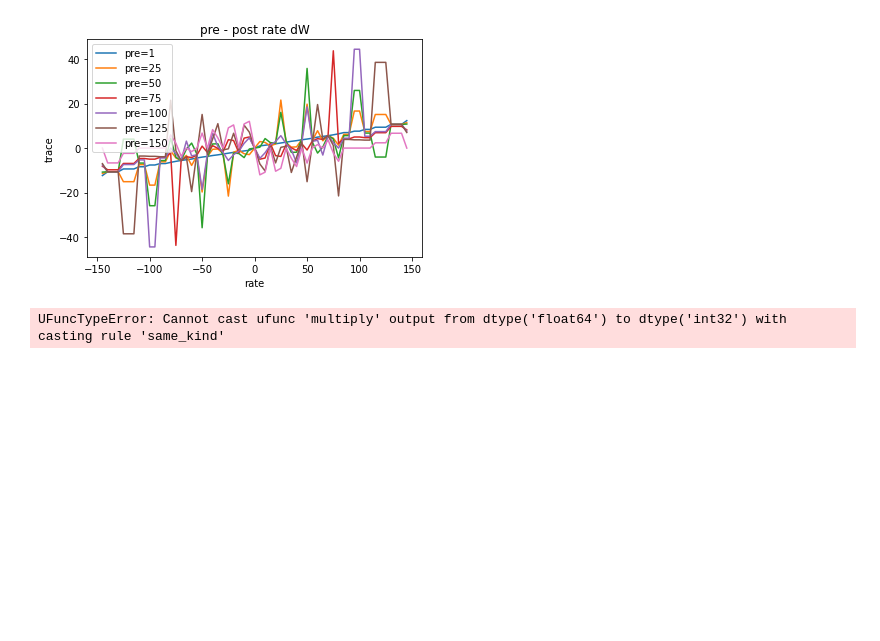
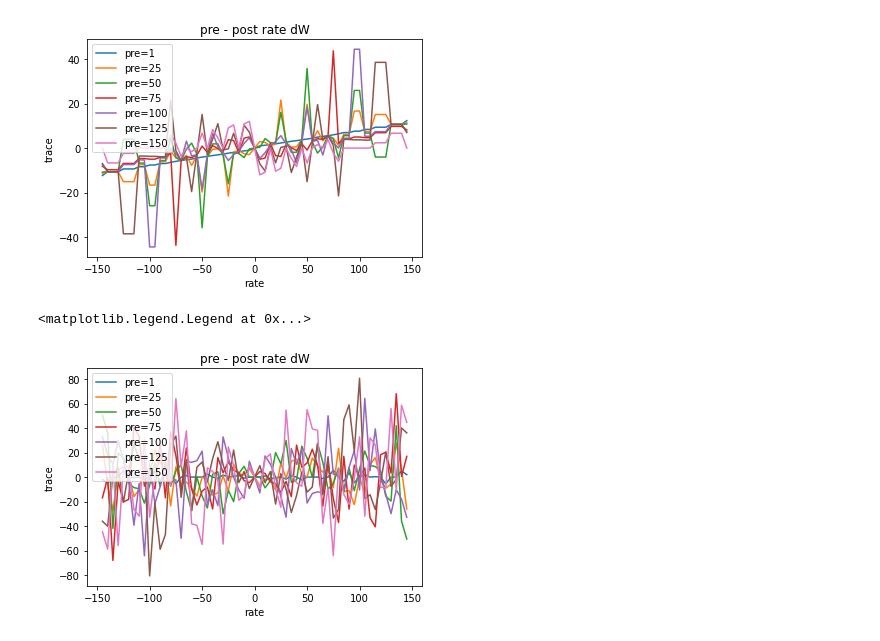
Before and after one commit to SpikeyCNS/spikey, a Jupyter notebook: examples/sanity/stdp_viz.ipynb, the cells around one changed output. Cells and saved outputs as stored; diff of their text form; code cells hidden in the pictures; blank space fills up the shorter version.

```diff
--- a/examples/sanity/stdp_viz.ipynb
+++ b/examples/sanity/stdp_viz.ipynb
@@ -242,37 +242,38 @@ INHIBITORIES = np.array([1, 1])
 
 RATES = [1, 25, 50, 75, 100, 125, 150]  # hz, number of fires / interval -- evenly spaced
 
 for rate2 in RATES:
     X, Y = [], []
     X_minus, Y_minus = [], []
 
     for rate1 in np.arange(5, 150, 5):
-        w.matrix[:, :] = 0
+        w.matrix[:, :] = 0.
         synapses.reset()
         synapses.reward(1)
 
-        a = np.int_(np.random.uniform(0, 1, size=LENGTH) <= rate1 / LENGTH)
-        b = np.int_(np.random.uniform(0, 1, size=LENGTH) <= rate2 / LENGTH)
+        a = np.float_(np.random.uniform(0, 1, size=LENGTH) <= rate1 / LENGTH)
+        b = np.float_(np.random.uniform(0, 1, size=LENGTH) <= rate2 / LENGTH)
 
         full_spike_log = np.array([a, b]).T
 
         for i in range(1, LENGTH):
             synapses._apply_stdp(full_spike_log[:i], INHIBITORIES)
 
         X_minus.append(-rate1)
         Y_minus.append(w.matrix[0, 1])
         X.append(rate1)
         Y.append(w.matrix[1, 0])
 
     plt.plot(X_minus[::-1] + X, Y_minus[::-1] + Y, label=f"pre={rate2}")
     # plt.plot(np.unique(X), np.poly1d(np.polyfit(X, Y, 1))(np.unique(X)), label=f"pre={rate2}")
 
 plt.title(f"pre - post rate dW")
 plt.xlabel('rate')
 plt.ylabel('trace')
 plt.legend()
 # %% [output]
-UFuncTypeError: Cannot cast ufunc 'multiply' output from dtype('float64') to dtype('int32') with casting rule 'same_kind'
+<matplotlib.legend.Legend at 0x...>
+[figure, added]
 # %%
 ## vs STDP Window - Uniform Rates
 # ideally uniform will be a flat line, any randomness should create all possible coincidences
```
Also changed, not shown: parts of 1 cell of this notebook.
